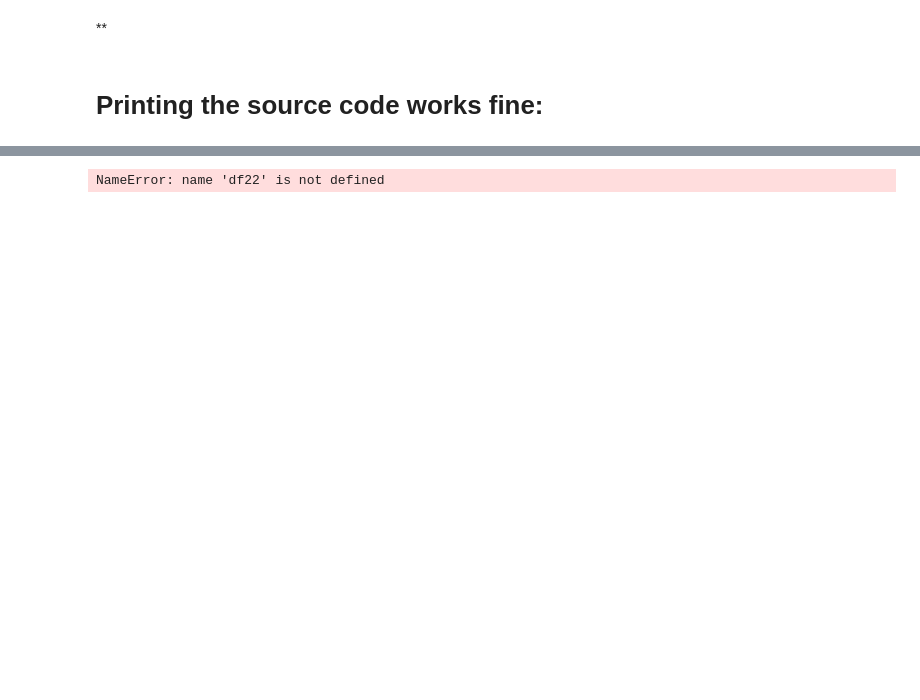
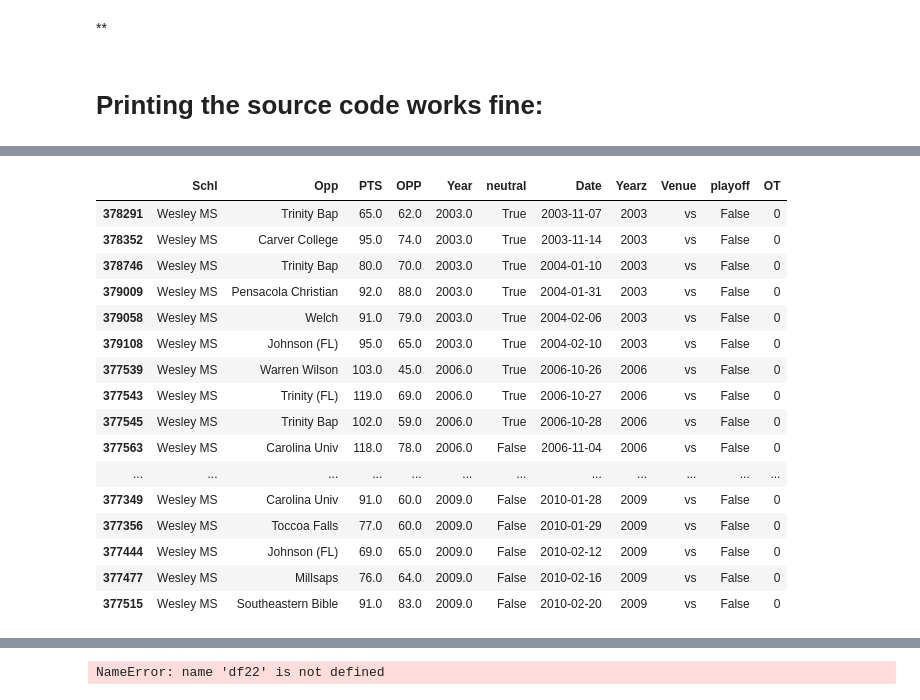
Before and after one commit to easella/ncaabelos, a Jupyter notebook: ncaab-for-free.ipynb, the cells around one changed output, grey strips where cells are left out. Drawn from its saved outputs; the diff is of its cells as text; code cells hidden in the pictures; blank space fills up the shorter version.

```diff
--- a/ncaab-for-free.ipynb
+++ b/ncaab-for-free.ipynb
@@ -289,3 +326,23 @@ ui
+# %%
+df22[df22.Schl=='Wesley MS']
+# %% [output]
+|  | Schl | Opp | PTS | OPP | Year | neutral | Date | Yearz | Venue | playoff | OT |
+| 378291 | Wesley MS | Trinity Bap | 65.0 | 62.0 | 2003.0 | True | 2003-11-07 | 2003 | vs | False | 0 |
+| 378352 | Wesley MS | Carver College | 95.0 | 74.0 | 2003.0 | True | 2003-11-14 | 2003 | vs | False | 0 |
+| 378746 | Wesley MS | Trinity Bap | 80.0 | 70.0 | 2003.0 | True | 2004-01-10 | 2003 | vs | False | 0 |
+| 379009 | Wesley MS | Pensacola Christian | 92.0 | 88.0 | 2003.0 | True | 2004-01-31 | 2003 | vs | False | 0 |
+| 379058 | Wesley MS | Welch | 91.0 | 79.0 | 2003.0 | True | 2004-02-06 | 2003 | vs | False | 0 |
+| 379108 | Wesley MS | Johnson (FL) | 95.0 | 65.0 | 2003.0 | True | 2004-02-10 | 2003 | vs | False | 0 |
+| 377539 | Wesley MS | Warren Wilson | 103.0 | 45.0 | 2006.0 | True | 2006-10-26 | 2006 | vs | False | 0 |
+| 377543 | Wesley MS | Trinity (FL) | 119.0 | 69.0 | 2006.0 | True | 2006-10-27 | 2006 | vs | False | 0 |
+| 377545 | Wesley MS | Trinity Bap | 102.0 | 59.0 | 2006.0 | True | 2006-10-28 | 2006 | vs | False | 0 |
+| 377563 | Wesley MS | Carolina Univ | 118.0 | 78.0 | 2006.0 | False | 2006-11-04 | 2006 | vs | False | 0 |
+| ... | ... | ... | ... | ... | ... | ... | ... | ... | ... | ... | ... |
+| 377349 | Wesley MS | Carolina Univ | 91.0 | 60.0 | 2009.0 | False | 2010-01-28 | 2009 | vs | False | 0 |
+| 377356 | Wesley MS | Toccoa Falls | 77.0 | 60.0 | 2009.0 | False | 2010-01-29 | 2009 | vs | False | 0 |
+| 377444 | Wesley MS | Johnson (FL) | 69.0 | 65.0 | 2009.0 | False | 2010-02-12 | 2009 | vs | False | 0 |
+| 377477 | Wesley MS | Millsaps | 76.0 | 64.0 | 2009.0 | False | 2010-02-16 | 2009 | vs | False | 0 |
+| 377515 | Wesley MS | Southeastern Bible | 91.0 | 83.0 | 2009.0 | False | 2010-02-20 | 2009 | vs | False | 0 |
 # %%
 we=df22[df22.Schl=='Rochester']
 we[we.Year==2006]
```
Also changed, not shown: parts of 18 cells of this notebook.
